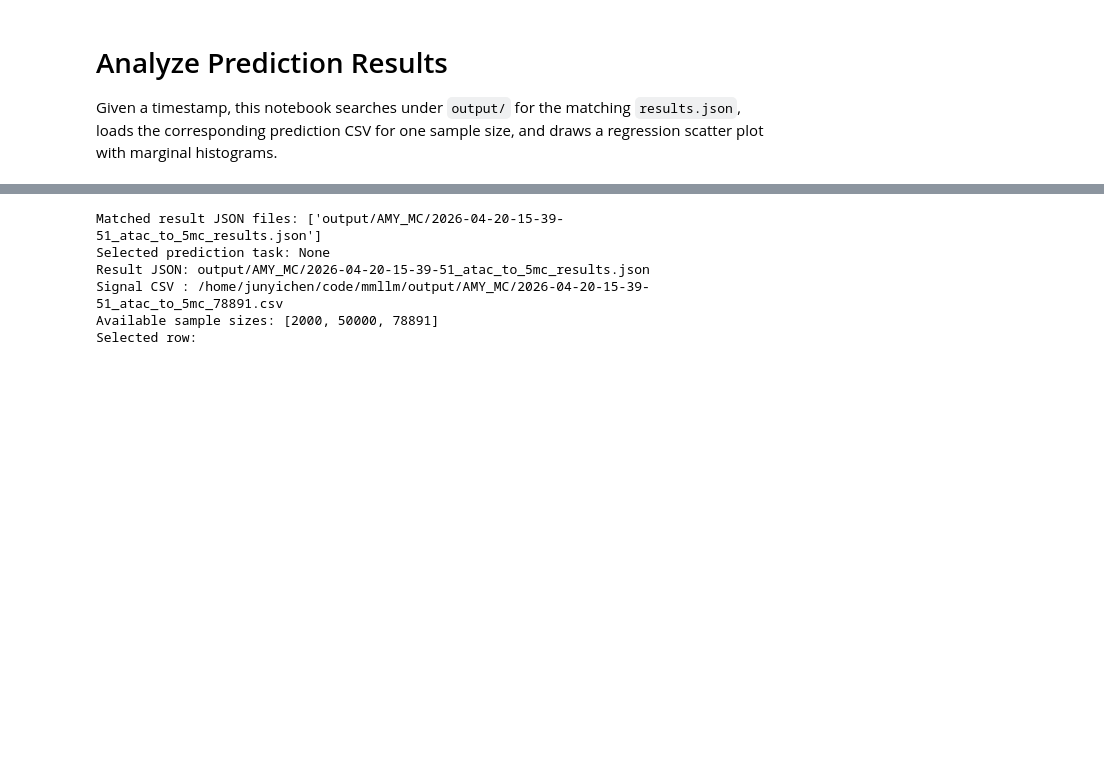
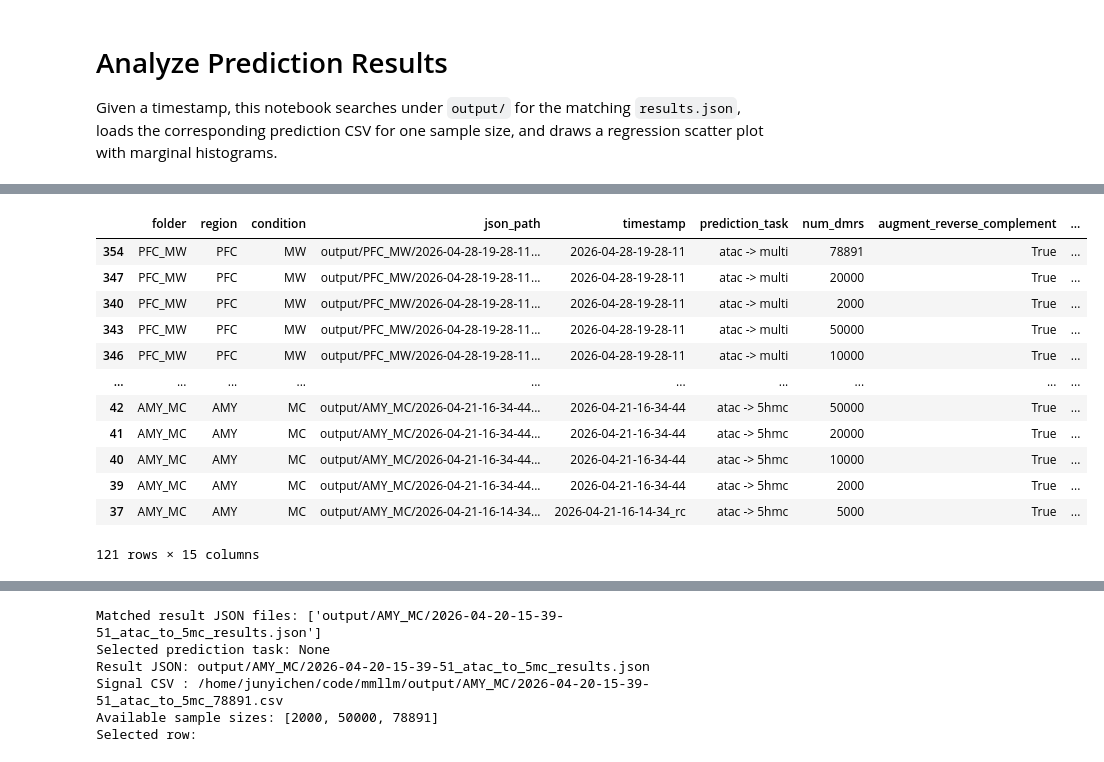
Before and after one commit to juychen/mmllm, a Jupyter notebook: analyze_prediction_results.ipynb, the cells around one changed output, grey strips where cells are left out. Drawn from its saved outputs; the diff is of its cells as text; code cells hidden in the pictures; blank space fills up the shorter version.

```diff
--- a/analyze_prediction_results.ipynb
+++ b/analyze_prediction_results.ipynb
@@ -167,3 +171,19 @@ plt.show()
+# %%
+line_df
+# %% [output]
+|  | folder | region | condition | json_path | timestamp | prediction_task | num_dmrs | augment_reverse_complement | ... |
+| 354 | PFC_MW | PFC | MW | output/PFC_MW/2026-04-28-19-28-11... | 2026-04-28-19-28-11 | atac -> multi | 78891 | True | ... |
+| 347 | PFC_MW | PFC | MW | output/PFC_MW/2026-04-28-19-28-11... | 2026-04-28-19-28-11 | atac -> multi | 20000 | True | ... |
+| 340 | PFC_MW | PFC | MW | output/PFC_MW/2026-04-28-19-28-11... | 2026-04-28-19-28-11 | atac -> multi | 2000 | True | ... |
+| 343 | PFC_MW | PFC | MW | output/PFC_MW/2026-04-28-19-28-11... | 2026-04-28-19-28-11 | atac -> multi | 50000 | True | ... |
+| 346 | PFC_MW | PFC | MW | output/PFC_MW/2026-04-28-19-28-11... | 2026-04-28-19-28-11 | atac -> multi | 10000 | True | ... |
+| ... | ... | ... | ... | ... | ... | ... | ... | ... | ... |
+| 42 | AMY_MC | AMY | MC | output/AMY_MC/2026-04-21-16-34-44... | 2026-04-21-16-34-44 | atac -> 5hmc | 50000 | True | ... |
+| 41 | AMY_MC | AMY | MC | output/AMY_MC/2026-04-21-16-34-44... | 2026-04-21-16-34-44 | atac -> 5hmc | 20000 | True | ... |
+| 40 | AMY_MC | AMY | MC | output/AMY_MC/2026-04-21-16-34-44... | 2026-04-21-16-34-44 | atac -> 5hmc | 10000 | True | ... |
+| 39 | AMY_MC | AMY | MC | output/AMY_MC/2026-04-21-16-34-44... | 2026-04-21-16-34-44 | atac -> 5hmc | 2000 | True | ... |
+| 37 | AMY_MC | AMY | MC | output/AMY_MC/2026-04-21-16-14-34... | 2026-04-21-16-14-34_rc | atac -> 5hmc | 5000 | True | ... |
+121 rows × 15 columns
 # %%
 # Plot Pearson r versus num_dmrs for each prediction task, split by region and condition
 line_df = pd.DataFrame(summary_rows).copy()
```
Also changed, not shown: parts of 3 cells of this notebook.
